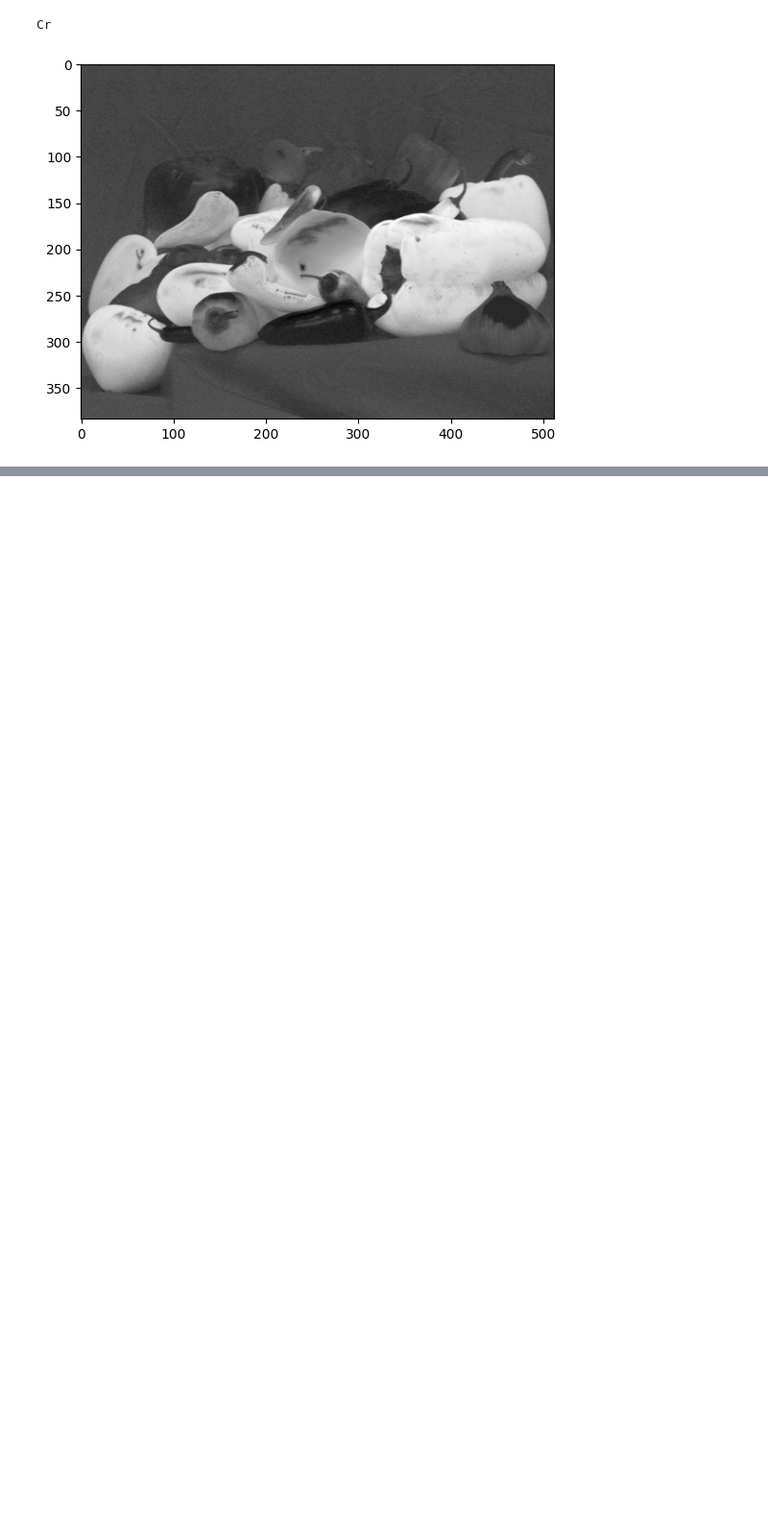
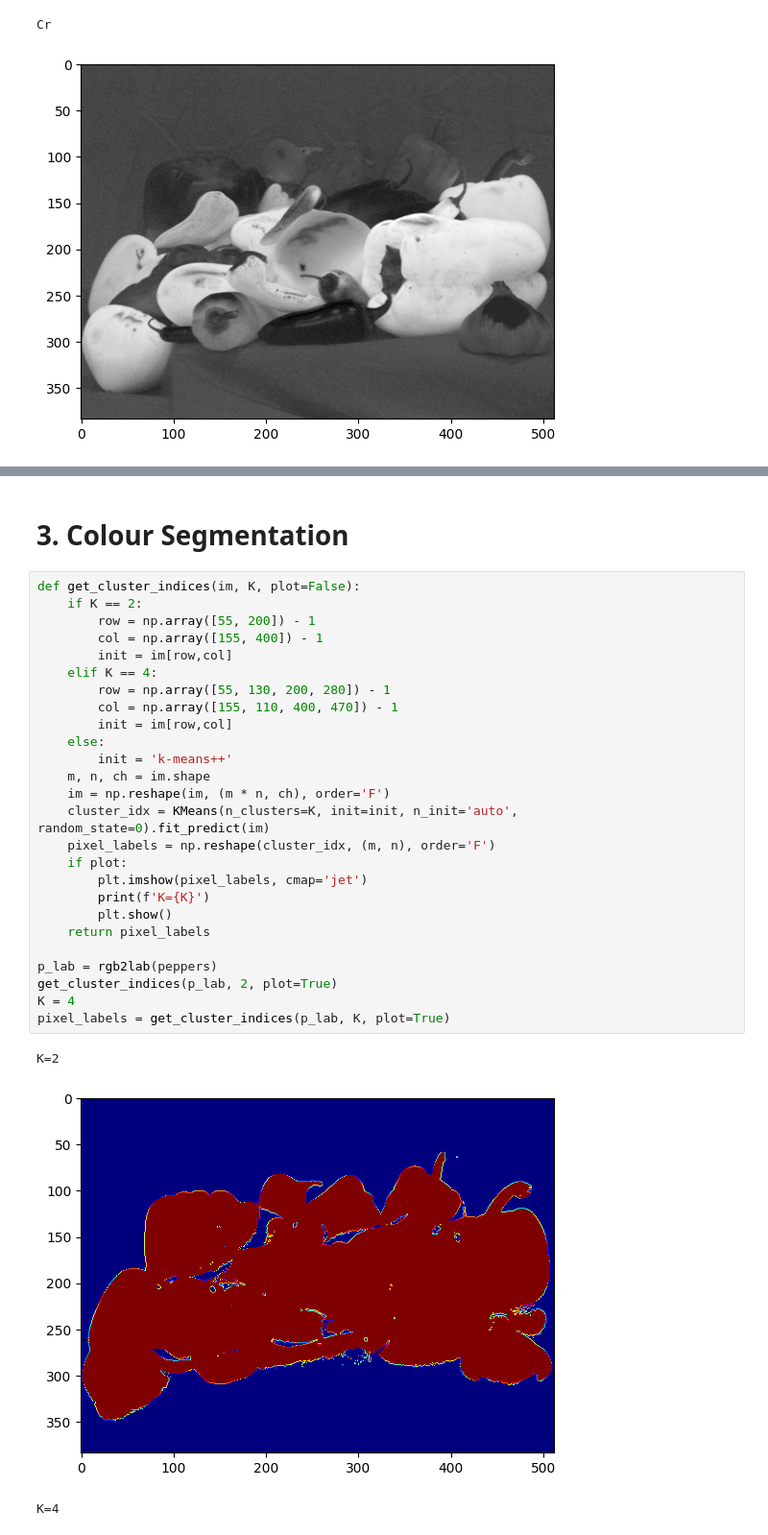
Before and after one commit to sarahmacintosh/syde575-lab, a Jupyter notebook: lab5.ipynb, the cells around one changed output, grey strips where cells are left out. Shown at 96% size. Cells and saved outputs as stored; diff of their text form; blank space fills up the shorter version.

```diff
--- a/lab5.ipynb
+++ b/lab5.ipynb
@@ -72,0 +61,32 @@ plt.show()
+# %% [markdown]
+# 3. Colour Segmentation
+# %%
+def get_cluster_indices(im, K, plot=False):
+    if K == 2:
+        row = np.array([55, 200]) - 1
+        col = np.array([155, 400]) - 1
+        init = im[row,col]
+    elif K == 4:
+        row = np.array([55, 130, 200, 280]) - 1
+        col = np.array([155, 110, 400, 470]) - 1
+        init = im[row,col]
+    else:
+        init = 'k-means++'
+    m, n, ch = im.shape
+    im = np.reshape(im, (m * n, ch), order='F')
+    cluster_idx = KMeans(n_clusters=K, init=init, n_init='auto', random_state=0).fit_predict(im)
+    pixel_labels = np.reshape(cluster_idx, (m, n), order='F')
+    if plot:
+        plt.imshow(pixel_labels, cmap='jet')
+        print(f'K={K}')
+        plt.show()
+    return pixel_labels
+
+p_lab = rgb2lab(peppers)
+get_cluster_indices(p_lab, 2, plot=True)
+K = 4
+pixel_labels = get_cluster_indices(p_lab, K, plot=True)
+# %% [output]
+K=2
+[figure, added]
+K=4
```
Also changed, not shown: parts of 12 cells of this notebook.
